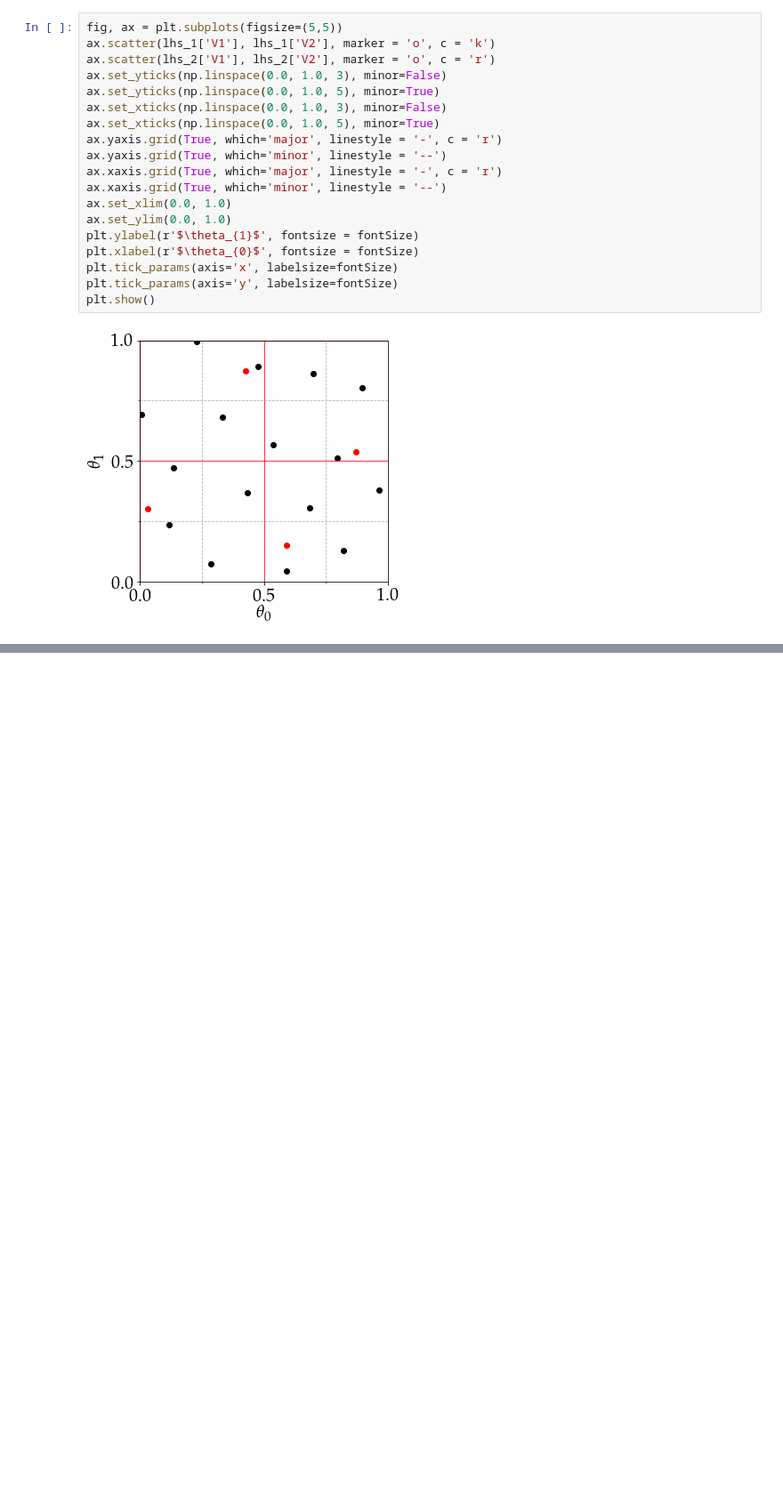
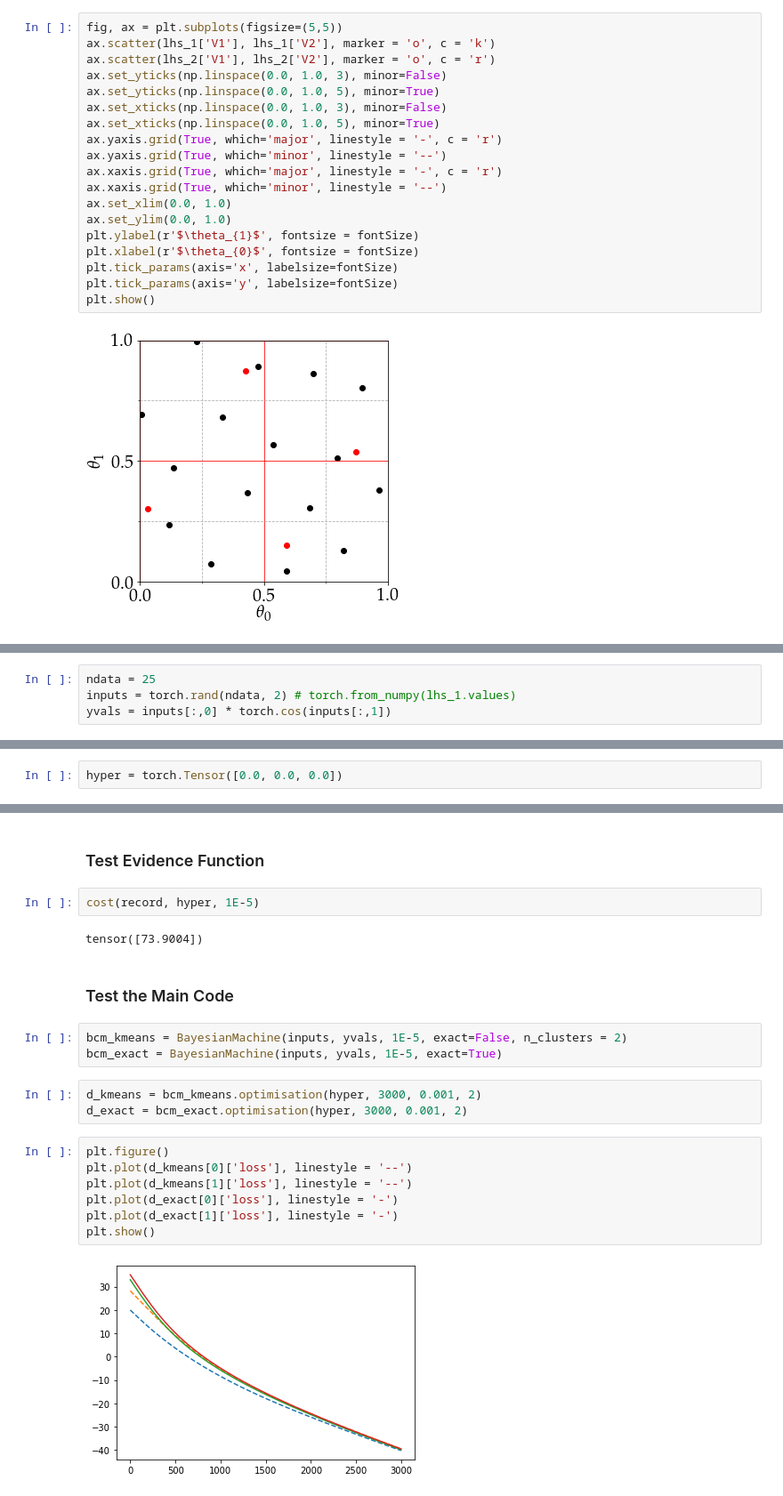
Before and after one commit to Harry45/SUPER, a Jupyter notebook: plotting.ipynb, the cells around one changed output, grey strips where cells are left out. Shown at 89% size. Saved outputs shown, nothing was run; the diff lists cells and outputs as text; blank space fills up the shorter version.

Commit message:
bayesian machine

```diff
--- a/plotting.ipynb
+++ b/plotting.ipynb
@@ -195,0 +51,4 @@ tensor(-14.6800)
+# %%
+ndata = 25
+inputs = torch.rand(ndata, 2) # torch.from_numpy(lhs_1.values)
+yvals = inputs[:,0] * torch.cos(inputs[:,1])
@@ -195,0 +62,2 @@ tensor(-14.6800)
+# %%
+hyper = torch.Tensor([0.0, 0.0, 0.0])
@@ -195,0 +82,23 @@ tensor(-14.6800)
+# %% [markdown]
+### Test Evidence Function
+# %%
+cost(record, hyper, 1E-5)
+# %% [output]
+tensor([73.9004])
+# %% [markdown]
+### Test the Main Code
+# %%
+bcm_kmeans = BayesianMachine(inputs, yvals, 1E-5, exact=False, n_clusters = 2)
+bcm_exact = BayesianMachine(inputs, yvals, 1E-5, exact=True)
+# %%
+d_kmeans = bcm_kmeans.optimisation(hyper, 3000, 0.001, 2)
+d_exact = bcm_exact.optimisation(hyper, 3000, 0.001, 2)
+# %%
+plt.figure()
+plt.plot(d_kmeans[0]['loss'], linestyle = '--')
+plt.plot(d_kmeans[1]['loss'], linestyle = '--')
+plt.plot(d_exact[0]['loss'], linestyle = '-')
+plt.plot(d_exact[1]['loss'], linestyle = '-')
+plt.show()
+# %% [output]
+[figure, added]
```
Also changed, not shown: parts of 46 cells of this notebook, 4 other files.
